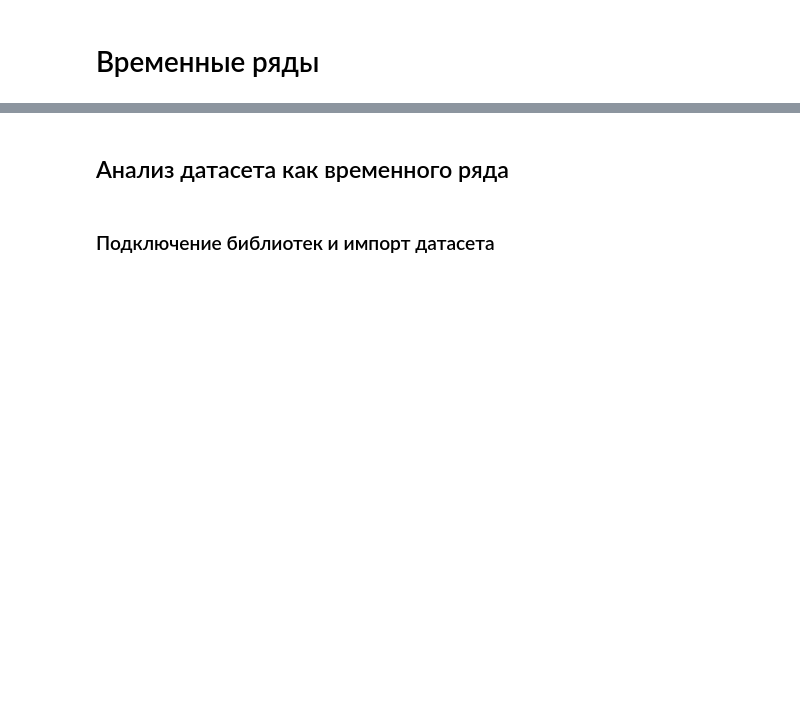
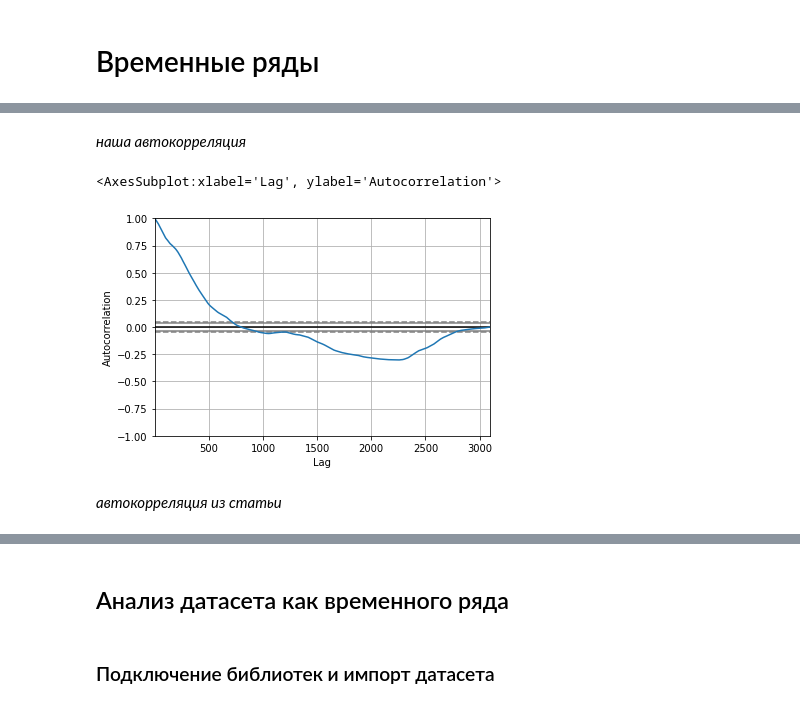
Before and after one commit to BitUpTeam/BitUp, a Jupyter notebook: TimeSeries_BTC.ipynb, the cells around one changed output, grey strips where cells are left out. Saved outputs shown, nothing was run; the diff lists cells and outputs as text; code cells hidden in the pictures; blank space fills up the shorter version.

```diff
--- a/TimeSeries_BTC.ipynb
+++ b/TimeSeries_BTC.ipynb
@@ -12,0 +35,10 @@
+# %% [markdown]
+*наша автокорреляция*
+# %%
+from pandas.plotting import autocorrelation_plot
+autocorrelation_plot(df['Close'])
+# %% [output]
+<AxesSubplot:xlabel='Lag', ylabel='Autocorrelation'>
+[figure, added]
+# %% [markdown]
+*автокорреляция из статьи*
```
Also changed, not shown: parts of 65 cells of this notebook.
